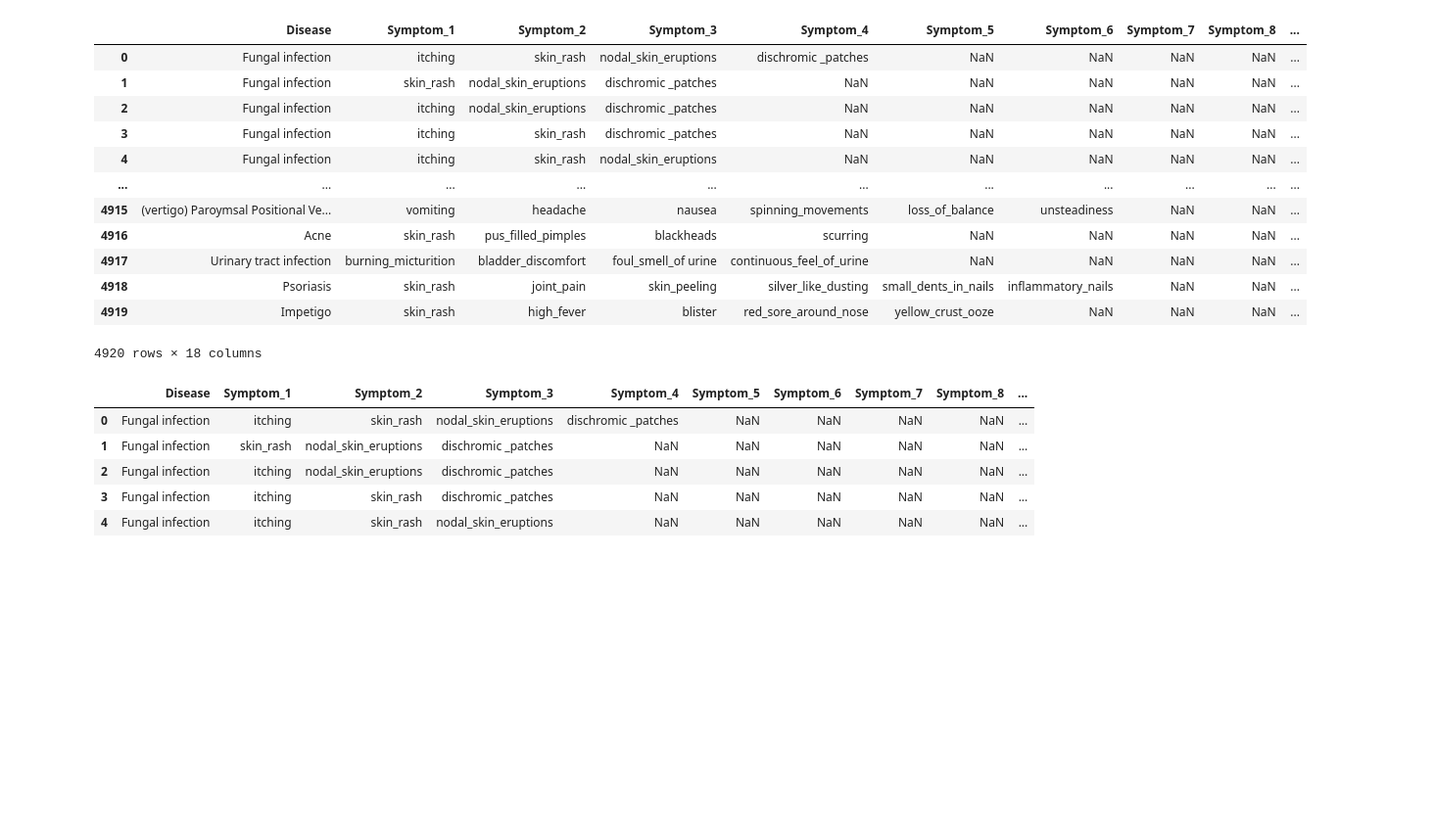
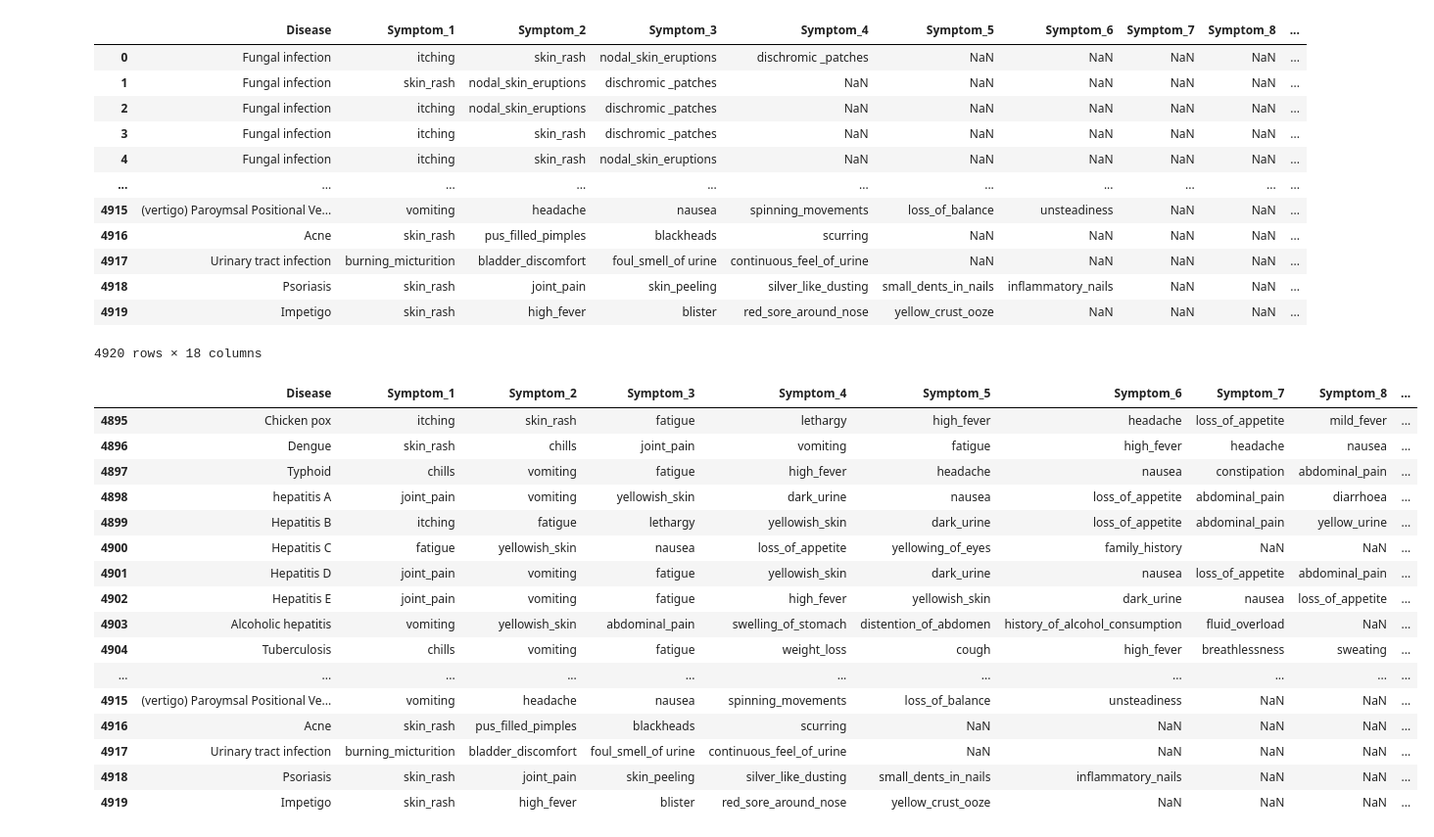
Before and after one commit to nastalique-tariq/symtoms-based-disease-prediction-and-doctor-recommender-engine, a Jupyter notebook: symptoms-based-disease-prediction.ipynb, the cells around one changed output. Shown at 98% size. Cells and saved outputs as stored; diff of their text form; code cells hidden in the pictures; blank space fills up the shorter version.

```diff
--- a/symptoms-based-disease-prediction.ipynb
+++ b/symptoms-based-disease-prediction.ipynb
@@ -26,12 +26,23 @@ df
 | 4918 | Psoriasis | skin_rash | joint_pain | skin_peeling | silver_like_dusting | small_dents_in_nails | inflammatory_nails | NaN | NaN | ... |
 | 4919 | Impetigo | skin_rash | high_fever | blister | red_sore_around_nose | yellow_crust_ooze | NaN | NaN | NaN | ... |
 4920 rows × 18 columns
-# %%
-df.head()
-# %% [output]
-|  | Disease | Symptom_1 | Symptom_2 | Symptom_3 | Symptom_4 | Symptom_5 | Symptom_6 | Symptom_7 | Symptom_8 | ... |
-| 0 | Fungal infection | itching | skin_rash | nodal_skin_eruptions | dischromic _patches | NaN | NaN | NaN | NaN | ... |
-| 1 | Fungal infection | skin_rash | nodal_skin_eruptions | dischromic _patches | NaN | NaN | NaN | NaN | NaN | ... |
-| 2 | Fungal infection | itching | nodal_skin_eruptions | dischromic _patches | NaN | NaN | NaN | NaN | NaN | ... |
-| 3 | Fungal infection | itching | skin_rash | dischromic _patches | NaN | NaN | NaN | NaN | NaN | ... |
-| 4 | Fungal infection | itching | skin_rash | nodal_skin_eruptions | NaN | NaN | NaN | NaN | NaN | ... |
+# %%
+df.tail(25)
+# %% [output]
+|  | Disease | Symptom_1 | Symptom_2 | Symptom_3 | Symptom_4 | Symptom_5 | Symptom_6 | Symptom_7 | Symptom_8 | ... |
+| 4895 | Chicken pox | itching | skin_rash | fatigue | lethargy | high_fever | headache | loss_of_appetite | mild_fever | ... |
+| 4896 | Dengue | skin_rash | chills | joint_pain | vomiting | fatigue | high_fever | headache | nausea | ... |
+| 4897 | Typhoid | chills | vomiting | fatigue | high_fever | headache | nausea | constipation | abdominal_pain | ... |
+| 4898 | hepatitis A | joint_pain | vomiting | yellowish_skin | dark_urine | nausea | loss_of_appetite | abdominal_pain | diarrhoea | ... |
+| 4899 | Hepatitis B | itching | fatigue | lethargy | yellowish_skin | dark_urine | loss_of_appetite | abdominal_pain | yellow_urine | ... |
+| 4900 | Hepatitis C | fatigue | yellowish_skin | nausea | loss_of_appetite | yellowing_of_eyes | family_history | NaN | NaN | ... |
+| 4901 | Hepatitis D | joint_pain | vomiting | fatigue | yellowish_skin | dark_urine | nausea | loss_of_appetite | abdominal_pain | ... |
+| 4902 | Hepatitis E | joint_pain | vomiting | fatigue | high_fever | yellowish_skin | dark_urine | nausea | loss_of_appetite | ... |
+| 4903 | Alcoholic hepatitis | vomiting | yellowish_skin | abdominal_pain | swelling_of_stomach | distention_of_abdomen | history_of_alcohol_consumption | fluid_overload | NaN | ... |
+| 4904 | Tuberculosis | chills | vomiting | fatigue | weight_loss | cough | high_fever | breathlessness | sweating | ... |
+| ... | ... | ... | ... | ... | ... | ... | ... | ... | ... | ... |
+| 4915 | (vertigo) Paroymsal Positional Ve... | vomiting | headache | nausea | spinning_movements | loss_of_balance | unsteadiness | NaN | NaN | ... |
+| 4916 | Acne | skin_rash | pus_filled_pimples | blackheads | scurring | NaN | NaN | NaN | NaN | ... |
+| 4917 | Urinary tract infection | burning_micturition | bladder_discomfort | foul_smell_of urine | continuous_feel_of_urine | NaN | NaN | NaN | NaN | ... |
+| 4918 | Psoriasis | skin_rash | joint_pain | skin_peeling | silver_like_dusting | small_dents_in_nails | inflammatory_nails | NaN | NaN | ... |
+| 4919 | Impetigo | skin_rash | high_fever | blister | red_sore_around_nose | yellow_crust_ooze | NaN | NaN | NaN | ... |
```
